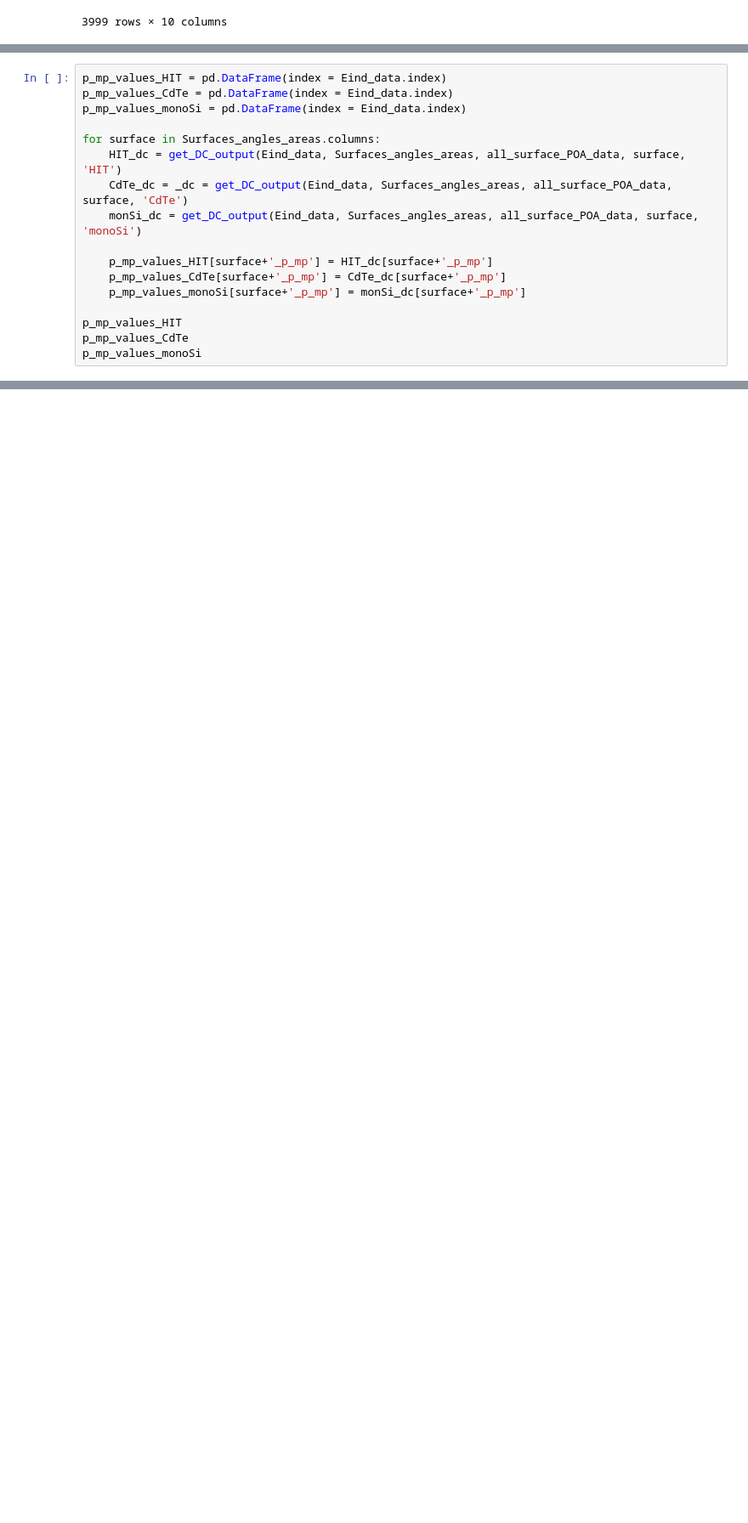
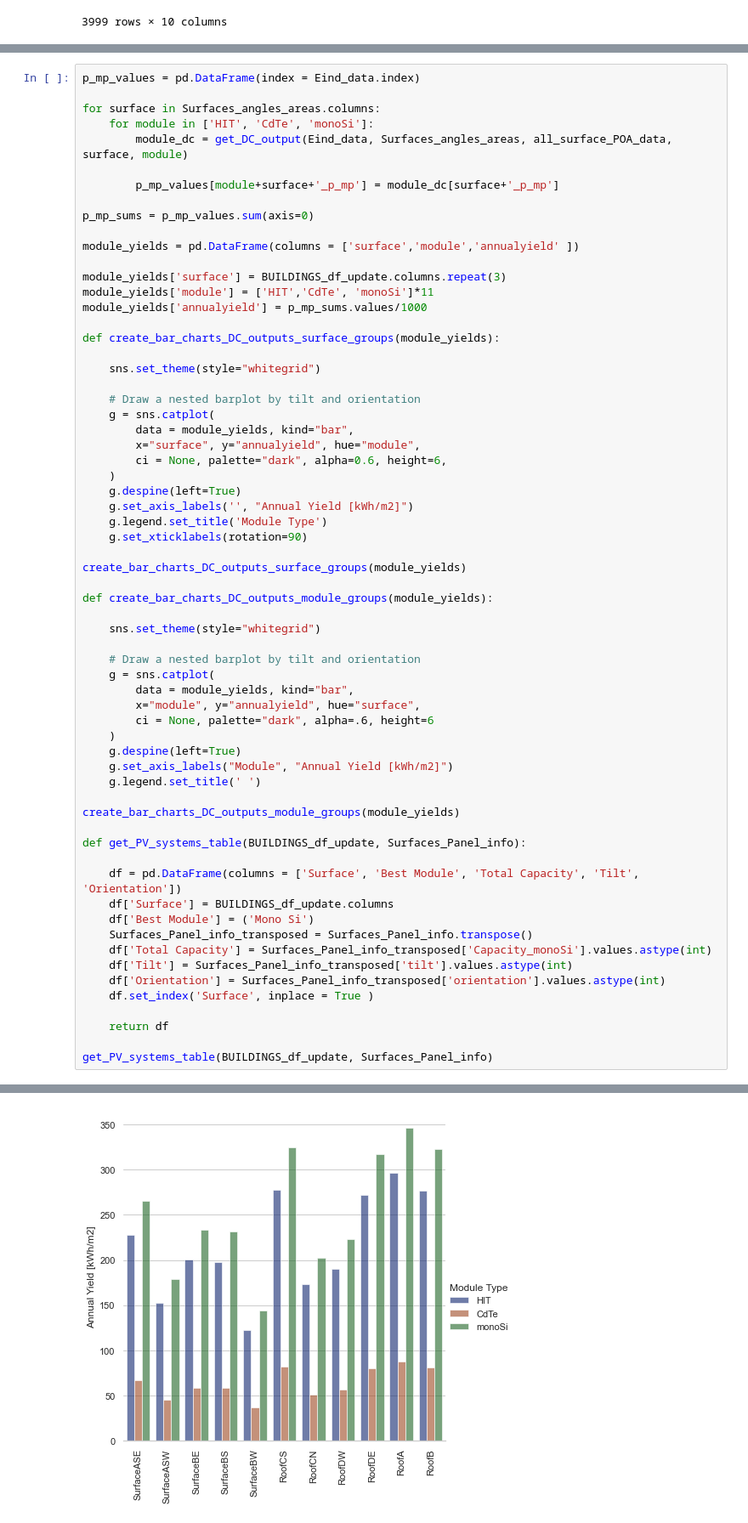
Before and after one commit to ncgarrood/utrechtsmartdistricpartA, a Jupyter notebook: TestingGround.ipynb, the cells around one changed output, grey strips where cells are left out. Shown: that part at 85% size. Saved outputs shown, nothing was run; the diff lists cells and outputs as text; blank space fills up the shorter version.

```diff
--- a/TestingGround.ipynb
+++ b/TestingGround.ipynb
@@ -298,17 +303,0 @@ Surfaces_angles_areas
-# %%
-p_mp_values_HIT = pd.DataFrame(index = Eind_data.index)
-p_mp_values_CdTe = pd.DataFrame(index = Eind_data.index)
-p_mp_values_monoSi = pd.DataFrame(index = Eind_data.index)
-
-for surface in Surfaces_angles_areas.columns:
-    HIT_dc = get_DC_output(Eind_data, Surfaces_angles_areas, all_surface_POA_data, surface, 'HIT')
-    CdTe_dc = _dc = get_DC_output(Eind_data, Surfaces_angles_areas, all_surface_POA_data, surface, 'CdTe')
-    monSi_dc = get_DC_output(Eind_data, Surfaces_angles_areas, all_surface_POA_data, surface, 'monoSi')
-
-    p_mp_values_HIT[surface+'_p_mp'] = HIT_dc[surface+'_p_mp']
-    p_mp_values_CdTe[surface+'_p_mp'] = CdTe_dc[surface+'_p_mp']
-    p_mp_values_monoSi[surface+'_p_mp'] = monSi_dc[surface+'_p_mp']
-
-p_mp_values_HIT
-p_mp_values_CdTe
-p_mp_values_monoSi
@@ -316,0 +304,65 @@ NameError: name 'get_DC_output' is not defined
+# %%
+p_mp_values = pd.DataFrame(index = Eind_data.index)
+
+for surface in Surfaces_angles_areas.columns:
+    for module in ['HIT', 'CdTe', 'monoSi']:
+        module_dc = get_DC_output(Eind_data, Surfaces_angles_areas, all_surface_POA_data, surface, module)
+
+        p_mp_values[module+surface+'_p_mp'] = module_dc[surface+'_p_mp']
+
+p_mp_sums = p_mp_values.sum(axis=0)
+
+module_yields = pd.DataFrame(columns = ['surface','module','annualyield' ])
+
+module_yields['surface'] = BUILDINGS_df_update.columns.repeat(3)
+module_yields['module'] = ['HIT','CdTe', 'monoSi']*11
+module_yields['annualyield'] = p_mp_sums.values/1000
+
+def create_bar_charts_DC_outputs_surface_groups(module_yields):
+
+    sns.set_theme(style="whitegrid")
+
+    # Draw a nested barplot by tilt and orientation
+    g = sns.catplot(
+        data = module_yields, kind="bar",
+        x="surface", y="annualyield", hue="module",
+        ci = None, palette="dark", alpha=0.6, height=6,
+    )
+    g.despine(left=True)
+    g.set_axis_labels('', "Annual Yield [kWh/m2]")
+    g.legend.set_title('Module Type')
+    g.set_xticklabels(rotation=90)
+
+create_bar_charts_DC_outputs_surface_groups(module_yields)
+
+def create_bar_charts_DC_outputs_module_groups(module_yields):
+
+    sns.set_theme(style="whitegrid")
+
+    # Draw a nested barplot by tilt and orientation
+    g = sns.catplot(
+        data = module_yields, kind="bar",
+        x="module", y="annualyield", hue="surface",
+        ci = None, palette="dark", alpha=.6, height=6
+    )
+    g.despine(left=True)
+    g.set_axis_labels("Module", "Annual Yield [kWh/m2]")
+    g.legend.set_title(' ')
+
+create_bar_charts_DC_outputs_module_groups(module_yields)
+
+def get_PV_systems_table(BUILDINGS_df_update, Surfaces_Panel_info):
+
+    df = pd.DataFrame(columns = ['Surface', 'Best Module', 'Total Capacity', 'Tilt', 'Orientation'])
+    df['Surface'] = BUILDINGS_df_update.columns
+    df['Best Module'] = ('Mono Si')
+    Surfaces_Panel_info_transposed = Surfaces_Panel_info.transpose()
+    df['Total Capacity'] = Surfaces_Panel_info_transposed['Capacity_monoSi'].values.astype(int)
+    df['Tilt'] = Surfaces_Panel_info_transposed['tilt'].values.astype(int)
+    df['Orientation'] = Surfaces_Panel_info_transposed['orientation'].values.astype(int)
+    df.set_index('Surface', inplace = True )
+
+    return df
+
+get_PV_systems_table(BUILDINGS_df_update, Surfaces_Panel_info)
+# %% [output]
@@ -316,0 +382 @@ NameError: name 'get_DC_output' is not defined
+[figure, added]
```
Also changed, not shown: parts of 5 cells of this notebook, 2 other files.
